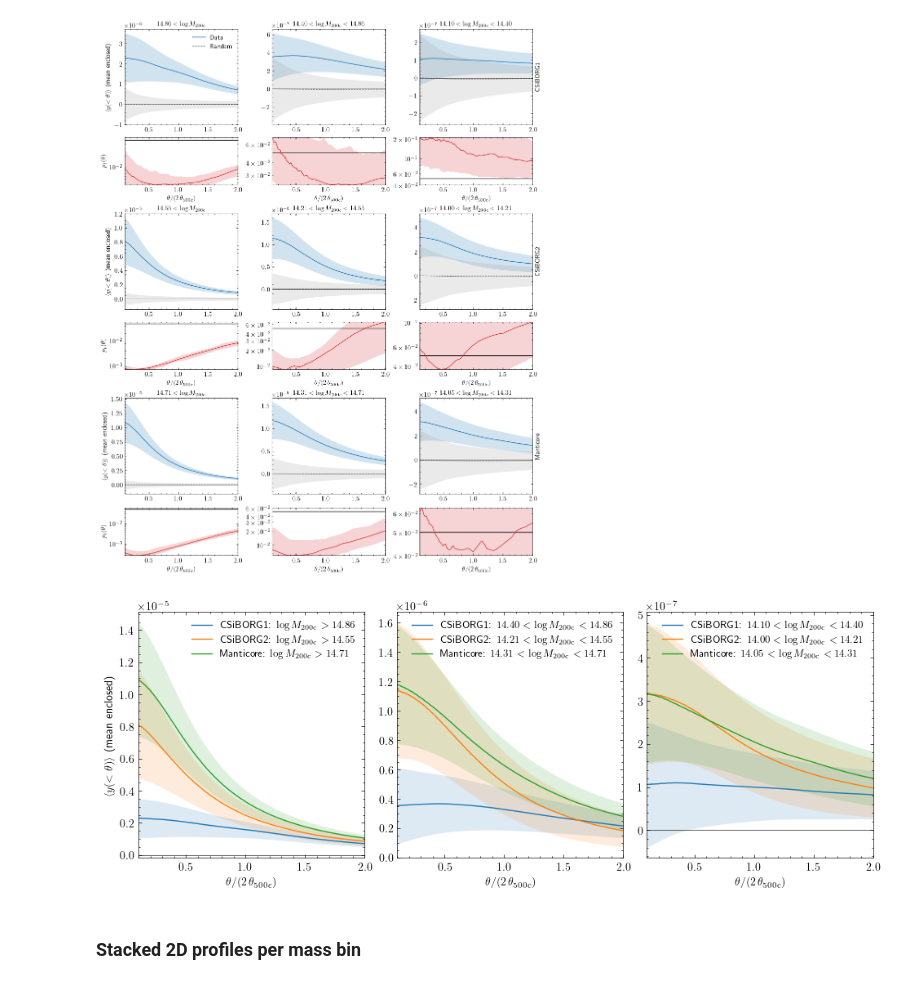
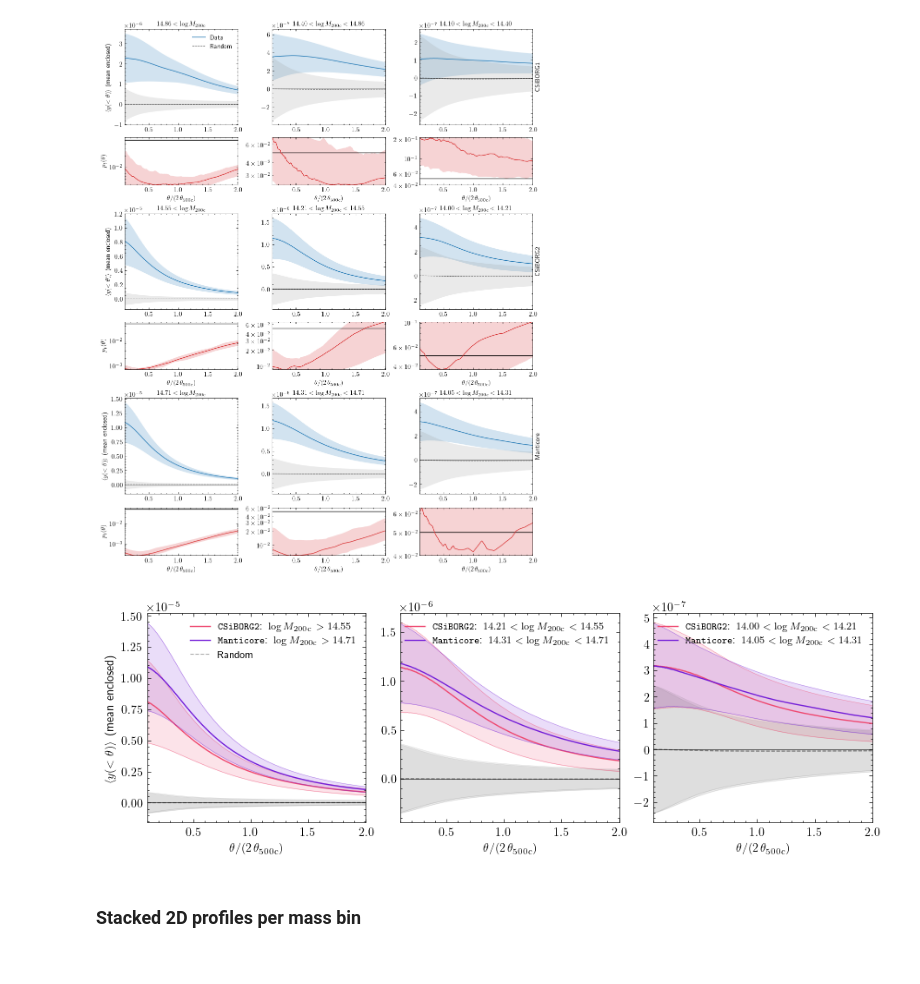
Before and after one commit to Richard-Sti/CMBOlympics, a Jupyter notebook: notebooks/score_stacked.ipynb, the cells around one changed output. Drawn from its saved outputs; the diff is of its cells as text; code cells hidden in the pictures.

```diff
--- a/notebooks/score_stacked.ipynb
+++ b/notebooks/score_stacked.ipynb
@@ -11,5 +11,13 @@ from IPython.display import display
 
 from plot_stacked import *
 
+COLORS = [
+    "#25ced1",  # robin-egg-blue
+    "#ef476f",  # bright-pink-crayola
+    "#731dd8",  # french-violet
+    "#522b29",  # caput-mortuum
+    "#157f1f",  # office-green
+]
+
 %load_ext autoreload
 %autoreload 2
@@ -35,14 +46,16 @@ display(fig)
 [figure]
 # %%
 fig, axs = plot_stacked_profiles_overlay(
-    [res_cb1, res_cb2, res_manti], nbins=3,
+    [res_cb2, res_manti], nbins=3,
     simulation=None, theta500_scale=2,
-    suite_labels=["CSiBORG1", "CSiBORG2", "Manticore"])
+    suite_labels=[r"\texttt{CSiBORG2}", r"\texttt{Manticore}"],
+    colors=COLORS[1:]
+    )
 
-fig.savefig("/Users/rstiskalek/Downloads/stacked_overlay.png", dpi=450)
+fig.savefig("/Users/rstiskalek/Downloads/stacked_profiles.pdf", dpi=450)
 display(fig)
 # %% [output]
-[figure, old version]
+[figure, new version]
 # %% [markdown]
 ### Stacked 2D profiles per mass bin
 # %%
```
Also changed, not shown: parts of 2 cells of this notebook, 4 other files.
